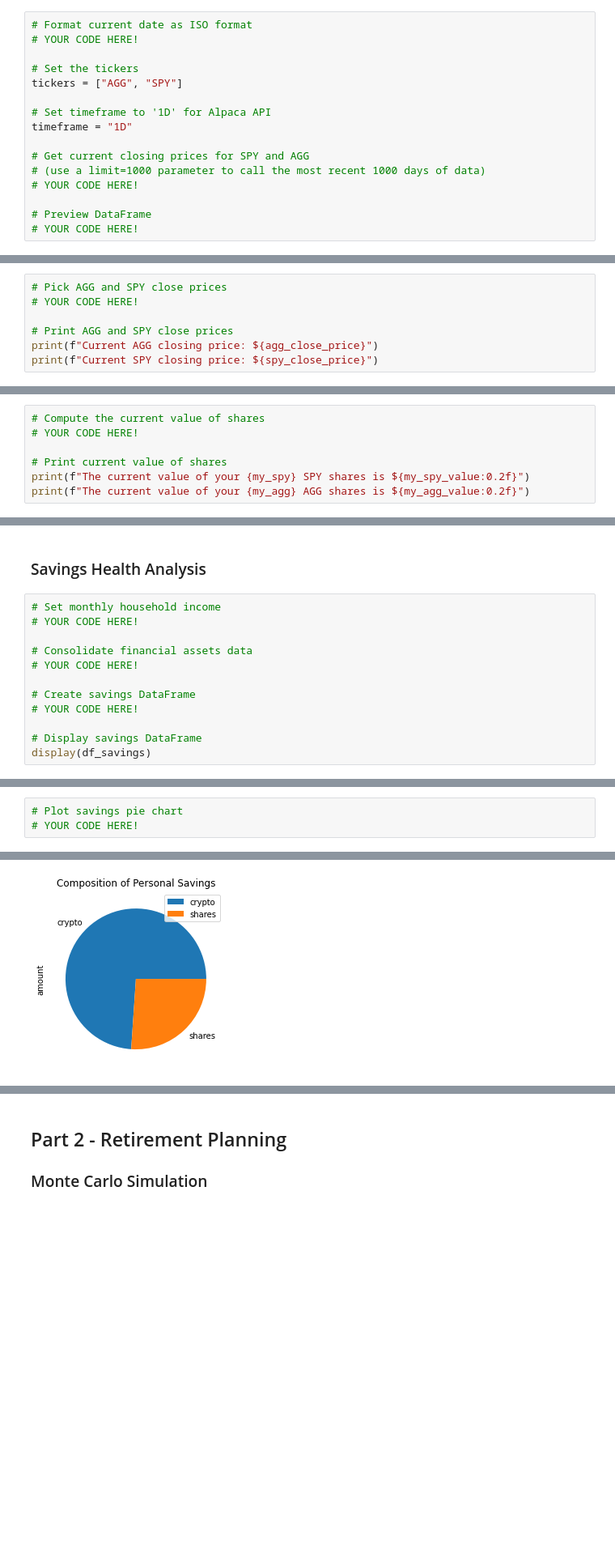
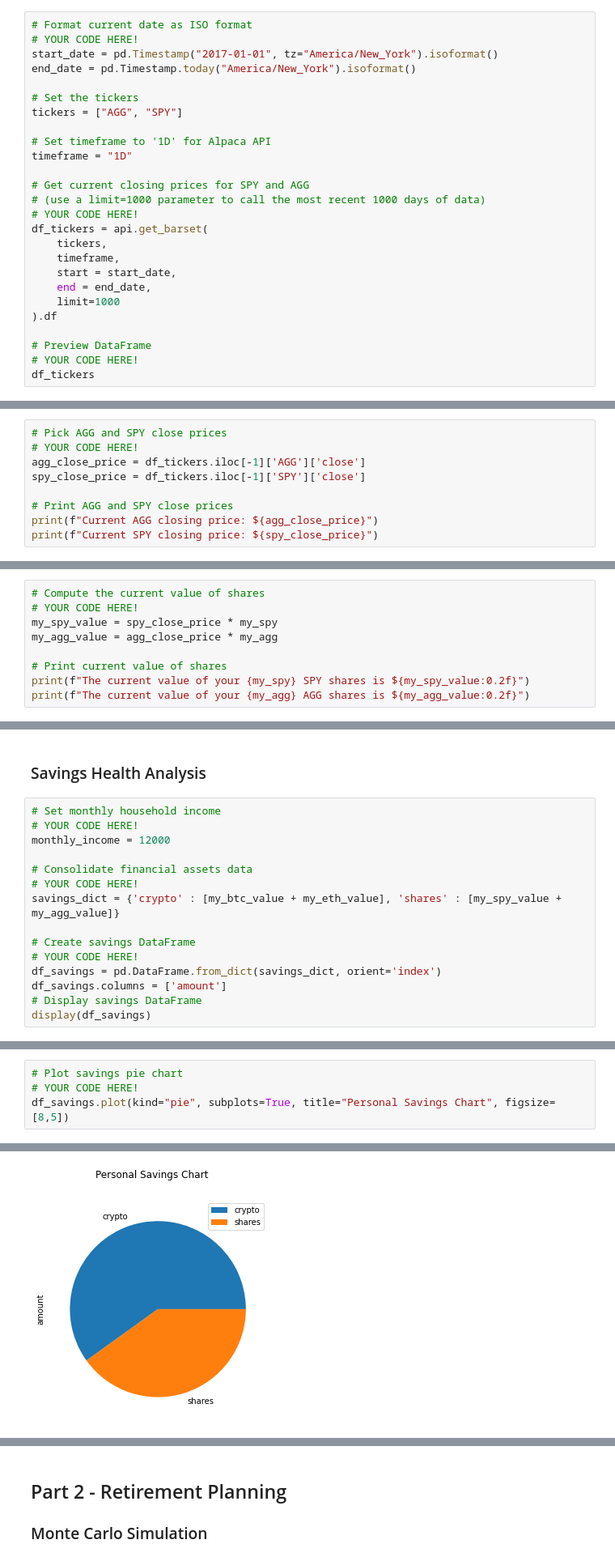
Before and after one commit to HemangLunagaria/api_homework, a Jupyter notebook: financial-planner.ipynb, the cells around one changed output, grey strips where cells are left out. Shown at 81% size. Drawn from its saved outputs; the diff is of its cells as text; blank space fills up the shorter version.

```diff
--- a/financial-planner.ipynb
+++ b/financial-planner.ipynb
@@ -75,6 +75,8 @@ api = tradeapi.REST(
 # %%
 # Format current date as ISO format
 # YOUR CODE HERE!
+start_date = pd.Timestamp("2017-01-01", tz="America/New_York").isoformat()
+end_date = pd.Timestamp.today("America/New_York").isoformat()
 
 # Set the tickers
 tickers = ["AGG", "SPY"]
@@ -85,9 +87,17 @@ timeframe = "1D"
 # Get current closing prices for SPY and AGG
 # (use a limit=1000 parameter to call the most recent 1000 days of data)
 # YOUR CODE HERE!
+df_tickers = api.get_barset(
+    tickers,
+    timeframe,
+    start = start_date,
+    end = end_date,
+    limit=1000
+).df
 
 # Preview DataFrame
 # YOUR CODE HERE!
+df_tickers
 # %% [output]
 |  | AGG |  |  |  |  | SPY |  |  |  |  |
 |  | open | high | low | close | volume | open | high | low | close | volume |
@@ -100,6 +117,8 @@ timeframe = "1D"
 # %%
 # Pick AGG and SPY close prices
 # YOUR CODE HERE!
+agg_close_price = df_tickers.iloc[-1]['AGG']['close']
+spy_close_price = df_tickers.iloc[-1]['SPY']['close']
 
 # Print AGG and SPY close prices
 print(f"Current AGG closing price: ${agg_close_price}")
@@ -110,6 +129,8 @@ Current SPY closing price: $282.73
 # %%
 # Compute the current value of shares
 # YOUR CODE HERE!
+my_spy_value = spy_close_price * my_spy
+my_agg_value = agg_close_price * my_agg
 
 # Print current value of shares
 print(f"The current value of your {my_spy} SPY shares is ${my_spy_value:0.2f}")
@@ -122,13 +143,16 @@ The current value of your 200 AGG shares is $23380.00
 # %%
 # Set monthly household income
 # YOUR CODE HERE!
+monthly_income = 12000
 
 # Consolidate financial assets data
 # YOUR CODE HERE!
+savings_dict = {'crypto' : [my_btc_value + my_eth_value], 'shares' : [my_spy_value + my_agg_value]}
 
 # Create savings DataFrame
 # YOUR CODE HERE!
-
+df_savings = pd.DataFrame.from_dict(savings_dict, orient='index')
+df_savings.columns = ['amount']
 # Display savings DataFrame
 display(df_savings)
 # %% [output]
@@ -138,4 +162,5 @@ display(df_savings)
 # %%
 # Plot savings pie chart
 # YOUR CODE HERE!
+df_savings.plot(kind="pie", subplots=True, title="Personal Savings Chart", figsize=[8,5])
 # %% [output]
@@ -143 +168 @@ display(df_savings)
-[figure, old version]
+[figure, new version]
```
Also changed, not shown: parts of 32 cells of this notebook.
